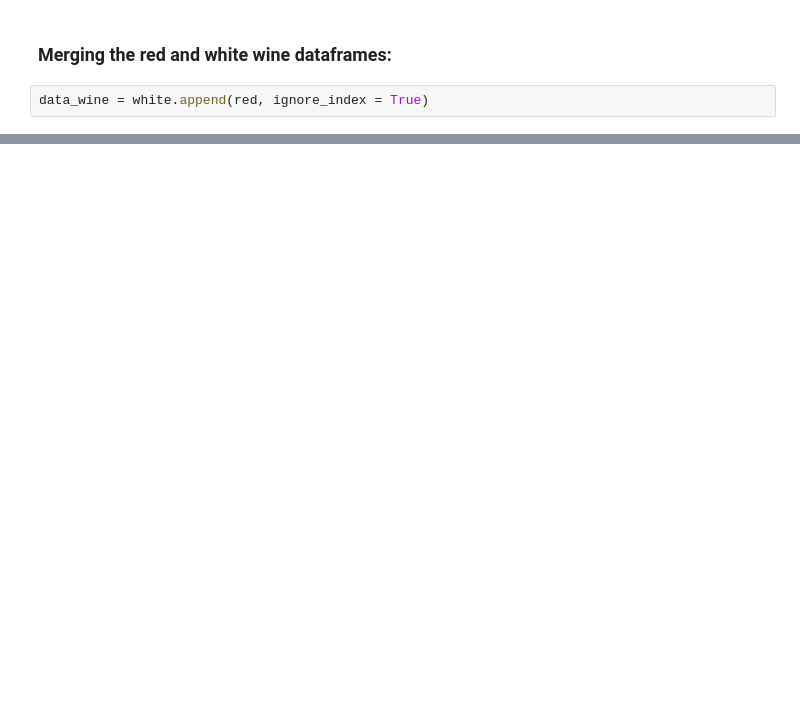
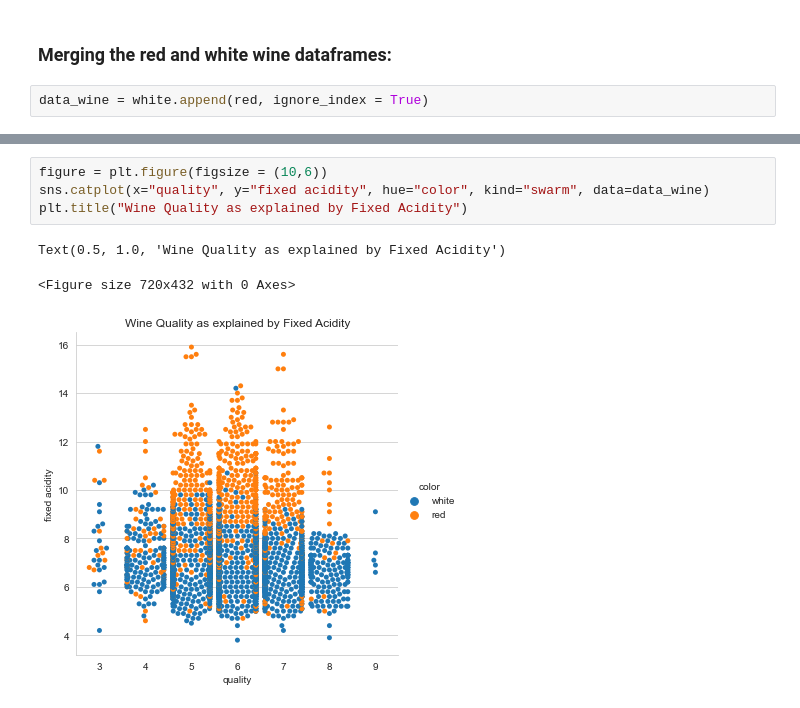
Before and after one commit to UtkarshaVidhale/Wine_Quality_Analysis, a Jupyter notebook: Wine_quality.ipynb, the cells around one changed output, grey strips where cells are left out. Cells and saved outputs as stored; diff of their text form; blank space fills up the shorter version.

```diff
--- a/Wine_quality.ipynb
+++ b/Wine_quality.ipynb
@@ -156,0 +376,8 @@ data_wine.describe(include="all")
+# %%
+figure = plt.figure(figsize = (10,6))
+sns.catplot(x="quality", y="fixed acidity", hue="color", kind="swarm", data=data_wine)
+plt.title("Wine Quality as explained by Fixed Acidity")
+# %% [output]
+Text(0.5, 1.0, 'Wine Quality as explained by Fixed Acidity')
+<Figure size 720x432 with 0 Axes>
+[figure, added]
```
Also changed, not shown: parts of 97 cells of this notebook.
